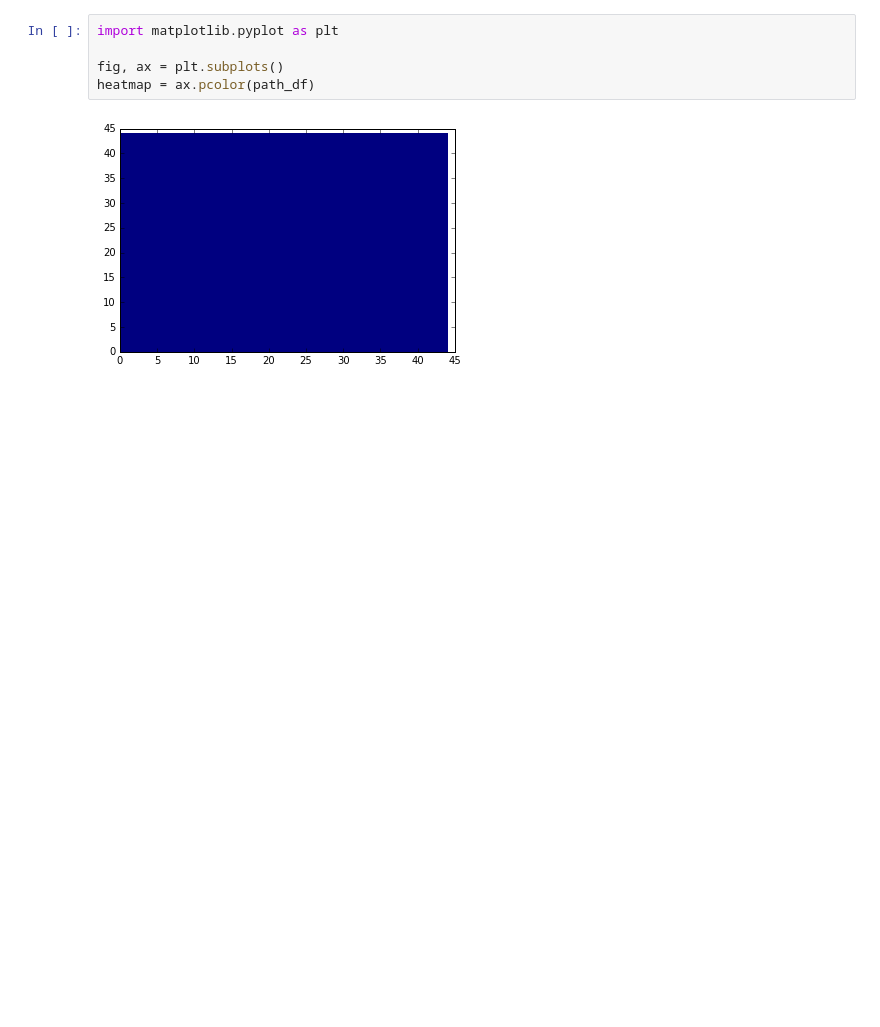
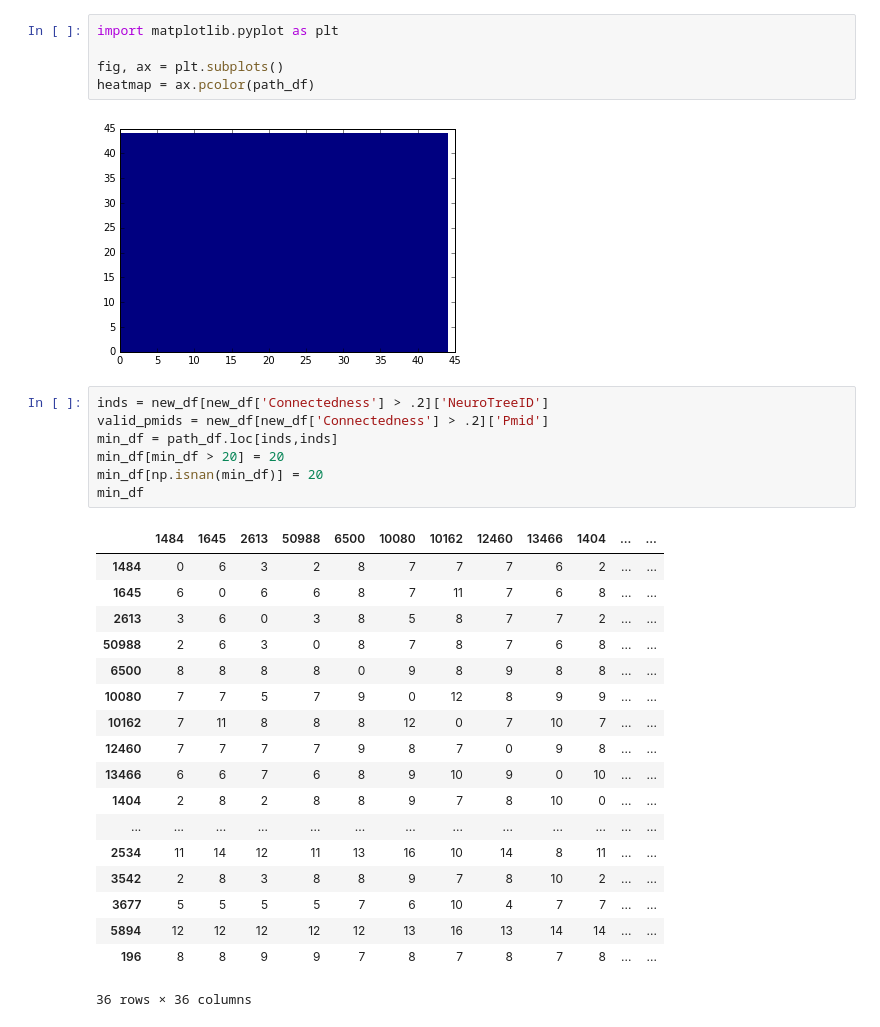
Before and after one commit to neuroelectro/neuroelectro_neurotree, a Jupyter notebook: ca1_analysis.ipynb, the cells around one changed output. Cells and saved outputs as stored; diff of their text form; blank space fills up the shorter version.

```diff
--- a/ca1_analysis.ipynb
+++ b/ca1_analysis.ipynb
@@ -173,5 +171,31 @@ fig, ax = plt.subplots()
 heatmap = ax.pcolor(path_df)
 # %% [output]
 [figure]
+# %%
+inds = new_df[new_df['Connectedness'] > .2]['NeuroTreeID']
+valid_pmids = new_df[new_df['Connectedness'] > .2]['Pmid']
+min_df = path_df.loc[inds,inds]
+min_df[min_df > 20] = 20
+min_df[np.isnan(min_df)] = 20
+min_df
+# %% [output]
+|  | 1484 | 1645 | 2613 | 50988 | 6500 | 10080 | 10162 | 12460 | 13466 | 1404 | ... | ... |
+| 1484 | 0 | 6 | 3 | 2 | 8 | 7 | 7 | 7 | 6 | 2 | ... | ... |
+| 1645 | 6 | 0 | 6 | 6 | 8 | 7 | 11 | 7 | 6 | 8 | ... | ... |
+| 2613 | 3 | 6 | 0 | 3 | 8 | 5 | 8 | 7 | 7 | 2 | ... | ... |
+| 50988 | 2 | 6 | 3 | 0 | 8 | 7 | 8 | 7 | 6 | 8 | ... | ... |
+| 6500 | 8 | 8 | 8 | 8 | 0 | 9 | 8 | 9 | 8 | 8 | ... | ... |
+| 10080 | 7 | 7 | 5 | 7 | 9 | 0 | 12 | 8 | 9 | 9 | ... | ... |
+| 10162 | 7 | 11 | 8 | 8 | 8 | 12 | 0 | 7 | 10 | 7 | ... | ... |
+| 12460 | 7 | 7 | 7 | 7 | 9 | 8 | 7 | 0 | 9 | 8 | ... | ... |
+| 13466 | 6 | 6 | 7 | 6 | 8 | 9 | 10 | 9 | 0 | 10 | ... | ... |
+| 1404 | 2 | 8 | 2 | 8 | 8 | 9 | 7 | 8 | 10 | 0 | ... | ... |
+| ... | ... | ... | ... | ... | ... | ... | ... | ... | ... | ... | ... | ... |
+| 2534 | 11 | 14 | 12 | 11 | 13 | 16 | 10 | 14 | 8 | 11 | ... | ... |
+| 3542 | 2 | 8 | 3 | 8 | 8 | 9 | 7 | 8 | 10 | 2 | ... | ... |
+| 3677 | 5 | 5 | 5 | 5 | 7 | 6 | 10 | 4 | 7 | 7 | ... | ... |
+| 5894 | 12 | 12 | 12 | 12 | 12 | 13 | 16 | 13 | 14 | 14 | ... | ... |
+| 196 | 8 | 8 | 9 | 9 | 7 | 8 | 7 | 8 | 7 | 8 | ... | ... |
+36 rows × 36 columns
 # %%
 fig, ax = plt.subplots()
```
Also changed, not shown: parts of 8 cells of this notebook.
